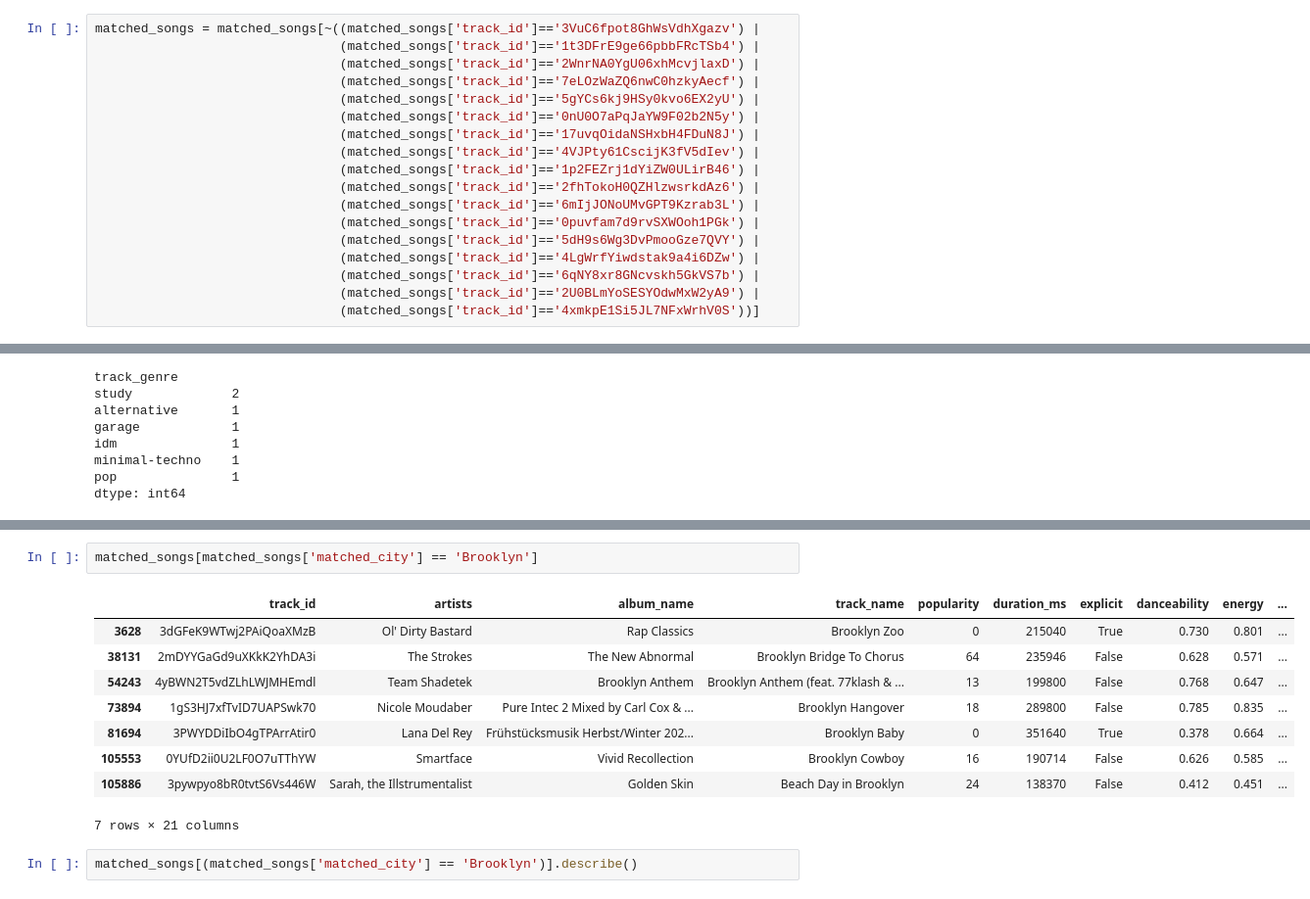
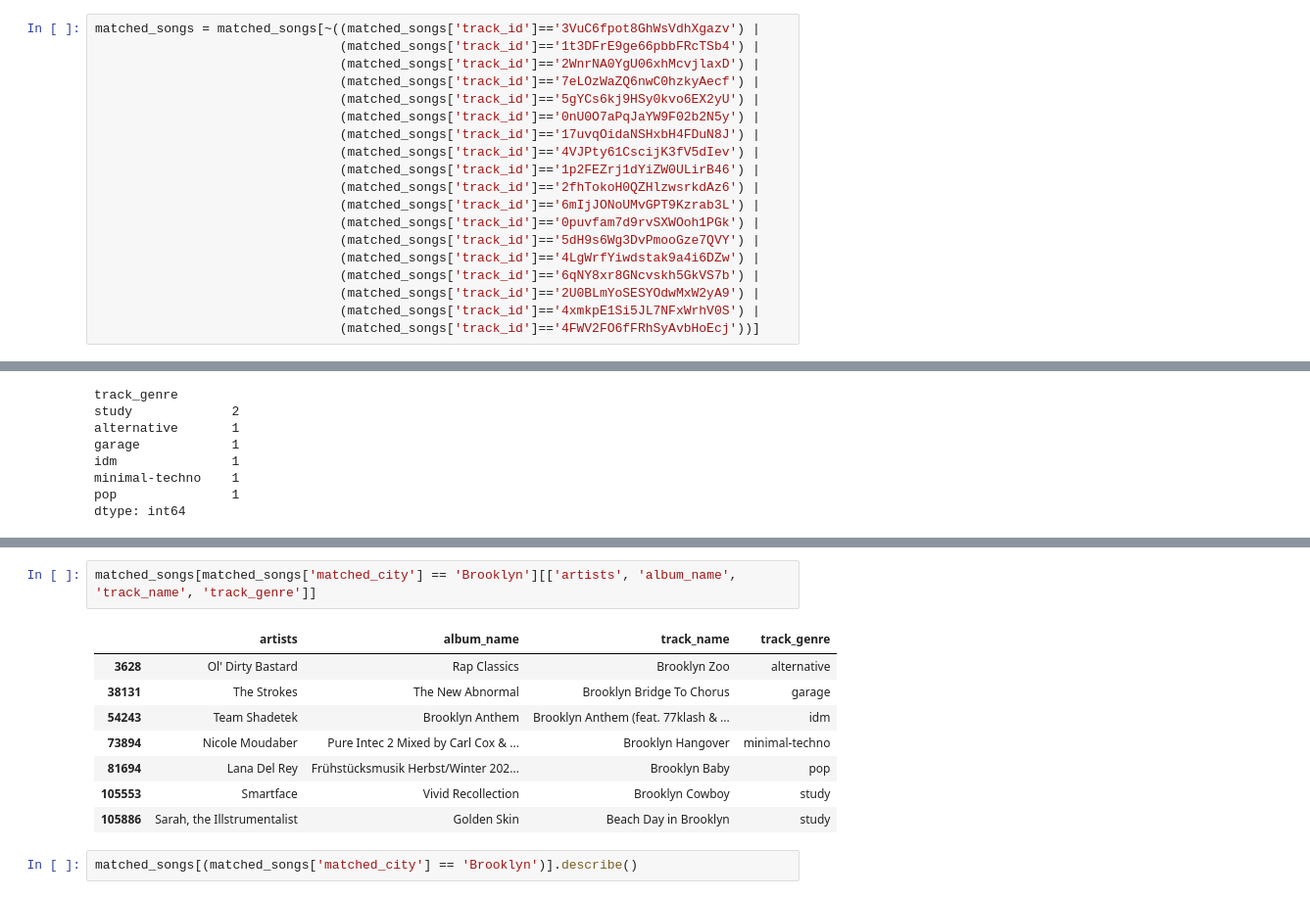
Before and after one commit to japanj/song-and-city, a Jupyter notebook: song_and_city.ipynb, the cells around one changed output, grey strips where cells are left out. Shown at 98% size. Cells and saved outputs as stored; diff of their text form.

```diff
--- a/song_and_city.ipynb
+++ b/song_and_city.ipynb
@@ -293,7 +293,8 @@ matched_songs = matched_songs[~((matched_songs['track_id']=='3VuC6fpot8GhWsVdhXg
                                 (matched_songs['track_id']=='4LgWrfYiwdstak9a4i6DZw') |
                                 (matched_songs['track_id']=='6qNY8xr8GNcvskh5GkVS7b') |
                                 (matched_songs['track_id']=='2U0BLmYoSESYOdwMxW2yA9') |
-                                (matched_songs['track_id']=='4xmkpE1Si5JL7NFxWrhV0S'))]
+                                (matched_songs['track_id']=='4xmkpE1Si5JL7NFxWrhV0S') |
+                                (matched_songs['track_id']=='4FWV2FO6fFRhSyAvbHoEcj'))]
 # %%
 matched_songs = matched_songs.drop(columns=['Unnamed: 0'])
 # %% [markdown]
@@ -469,15 +507,14 @@ dtype: int64
 # %%
-matched_songs[matched_songs['matched_city'] == 'Brooklyn']
+matched_songs[matched_songs['matched_city'] == 'Brooklyn'][['artists', 'album_name', 'track_name', 'track_genre']]
 # %% [output]
-|  | track_id | artists | album_name | track_name | popularity | duration_ms | explicit | danceability | energy | ... |
-| 3628 | 3dGFeK9WTwj2PAiQoaXMzB | Ol' Dirty Bastard | Rap Classics | Brooklyn Zoo | 0 | 215040 | True | 0.730 | 0.801 | ... |
-| 38131 | 2mDYYGaGd9uXKkK2YhDA3i | The Strokes | The New Abnormal | Brooklyn Bridge To Chorus | 64 | 235946 | False | 0.628 | 0.571 | ... |
-| 54243 | 4yBWN2T5vdZLhLWJMHEmdl | Team Shadetek | Brooklyn Anthem | Brooklyn Anthem (feat. 77klash & ... | 13 | 199800 | False | 0.768 | 0.647 | ... |
-| 73894 | 1gS3HJ7xfTvID7UAPSwk70 | Nicole Moudaber | Pure Intec 2 Mixed by Carl Cox & ... | Brooklyn Hangover | 18 | 289800 | False | 0.785 | 0.835 | ... |
-| 81694 | 3PWYDDiIbO4gTPArrAtir0 | Lana Del Rey | Frühstücksmusik Herbst/Winter 202... | Brooklyn Baby | 0 | 351640 | True | 0.378 | 0.664 | ... |
-| 105553 | 0YUfD2ii0U2LF0O7uTThYW | Smartface | Vivid Recollection | Brooklyn Cowboy | 16 | 190714 | False | 0.626 | 0.585 | ... |
-| 105886 | 3pywpyo8bR0tvtS6Vs446W | Sarah, the Illstrumentalist | Golden Skin | Beach Day in Brooklyn | 24 | 138370 | False | 0.412 | 0.451 | ... |
+|  | artists | album_name | track_name | track_genre |
+| 3628 | Ol' Dirty Bastard | Rap Classics | Brooklyn Zoo | alternative |
+| 38131 | The Strokes | The New Abnormal | Brooklyn Bridge To Chorus | garage |
+| 54243 | Team Shadetek | Brooklyn Anthem | Brooklyn Anthem (feat. 77klash & ... | idm |
+| 73894 | Nicole Moudaber | Pure Intec 2 Mixed by Carl Cox & ... | Brooklyn Hangover | minimal-techno |
+| 81694 | Lana Del Rey | Frühstücksmusik Herbst/Winter 202... | Brooklyn Baby | pop |
+| 105553 | Smartface | Vivid Recollection | Brooklyn Cowboy | study |
+| 105886 | Sarah, the Illstrumentalist | Golden Skin | Beach Day in Brooklyn | study |
-7 rows × 21 columns
 # %%
 matched_songs[(matched_songs['matched_city'] == 'Brooklyn')].describe()
 # %% [output]
```
Also changed, not shown: parts of 17 cells of this notebook, 13 other files.
